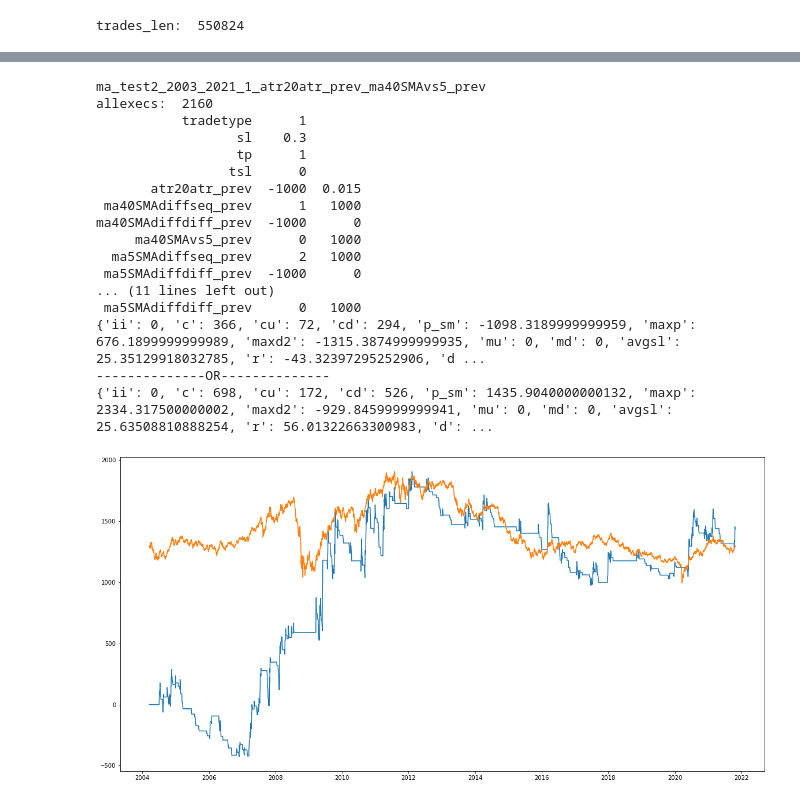
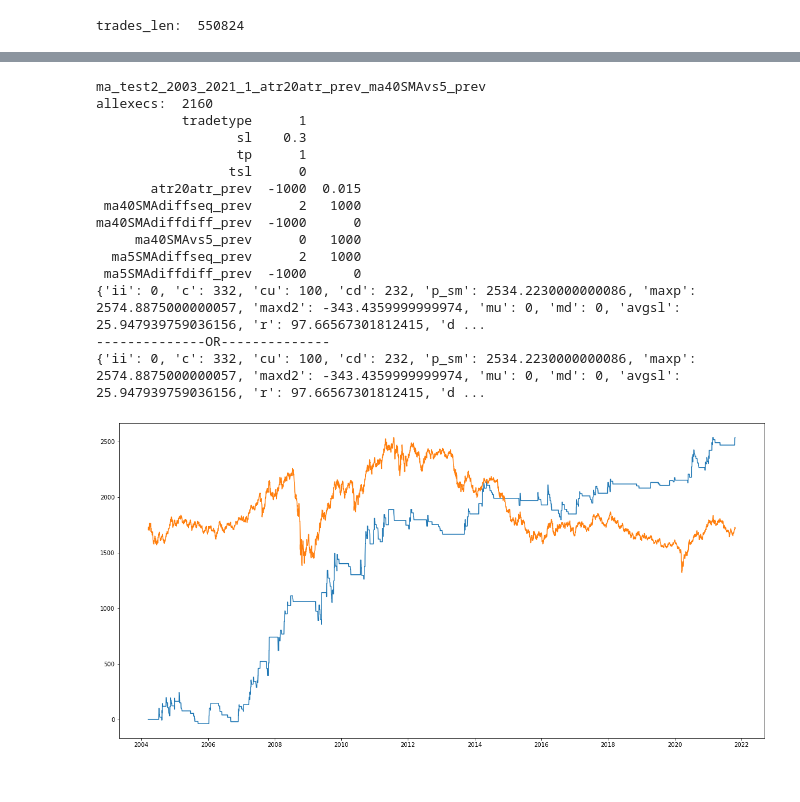
Before and after one commit to ai357060/flower, a Jupyter notebook: wm/SMAExperiment_test2.ipynb, the cells around one changed output, grey strips where cells are left out. Drawn from its saved outputs; the diff is of its cells as text; code cells hidden in the pictures.

Commit message:
plot3

```diff
--- a/wm/SMAExperiment_test2.ipynb
+++ b/wm/SMAExperiment_test2.ipynb
@@ -185,28 +185,26 @@ duration:       0:00:06.257940
 # %%
 importlib.reload(tradestats)
 from tradestats import *
 # for i in [10,14,20,30,40]:
 for i in [20]:
     atrperiod = 'atr'+str(i)+'atr_prev'
     fxs=runstats_test2(alltrades,'40',atrperiod,sl,tp,tsl,True)
 
-sub = calcandplot(alltrades,fxs,[325,333])
+sub = calcandplot(alltrades,fxs,[334])
 # %% [output]
 ma_test2_2003_2021_1_atr20atr_prev_ma40SMAvs5_prev
 allexecs:  2160
            tradetype      1
                   sl    0.3
                   tp      1
                  tsl      0
        atr20atr_prev  -1000  0.015
- ma40SMAdiffseq_prev      1   1000
+ ma40SMAdiffseq_prev      2   1000
 ma40SMAdiffdiff_prev  -1000      0
      ma40SMAvs5_prev      0   1000
   ma5SMAdiffseq_prev      2   1000
  ma5SMAdiffdiff_prev  -1000      0
-... (11 lines left out)
- ma5SMAdiffdiff_prev      0   1000
-{'ii': 0, 'c': 366, 'cu': 72, 'cd': 294, 'p_sm': -1098.3189999999959, 'maxp': 676.1899999999989, 'maxd2': -1315.3874999999935, 'mu': 0, 'md': 0, 'avgsl': 25.35129918032785, 'r': -43.32397295252906, 'd ...
+{'ii': 0, 'c': 332, 'cu': 100, 'cd': 232, 'p_sm': 2534.2230000000086, 'maxp': 2574.8875000000057, 'maxd2': -343.4359999999974, 'mu': 0, 'md': 0, 'avgsl': 25.947939759036156, 'r': 97.66567301812415, 'd ...
 --------------OR--------------
-{'ii': 0, 'c': 698, 'cu': 172, 'cd': 526, 'p_sm': 1435.9040000000132, 'maxp': 2334.317500000002, 'maxd2': -929.8459999999941, 'mu': 0, 'md': 0, 'avgsl': 25.63508810888254, 'r': 56.01322663300983, 'd': ...
+{'ii': 0, 'c': 332, 'cu': 100, 'cd': 232, 'p_sm': 2534.2230000000086, 'maxp': 2574.8875000000057, 'maxd2': -343.4359999999974, 'mu': 0, 'md': 0, 'avgsl': 25.947939759036156, 'r': 97.66567301812415, 'd ...
-[figure, old version]
+[figure, new version]
```
Also changed, not shown: parts of 3 cells of this notebook, 1 other file.
